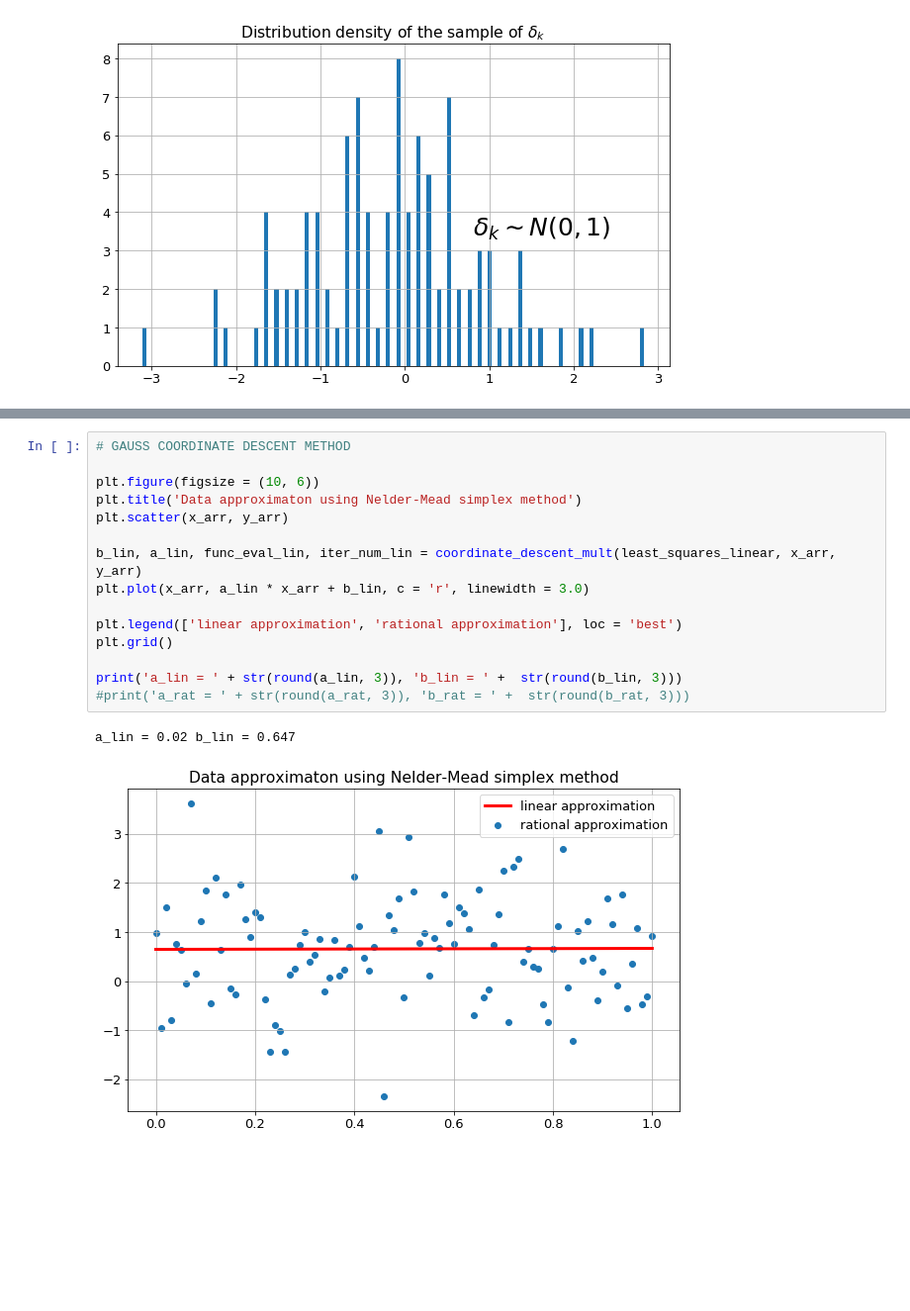
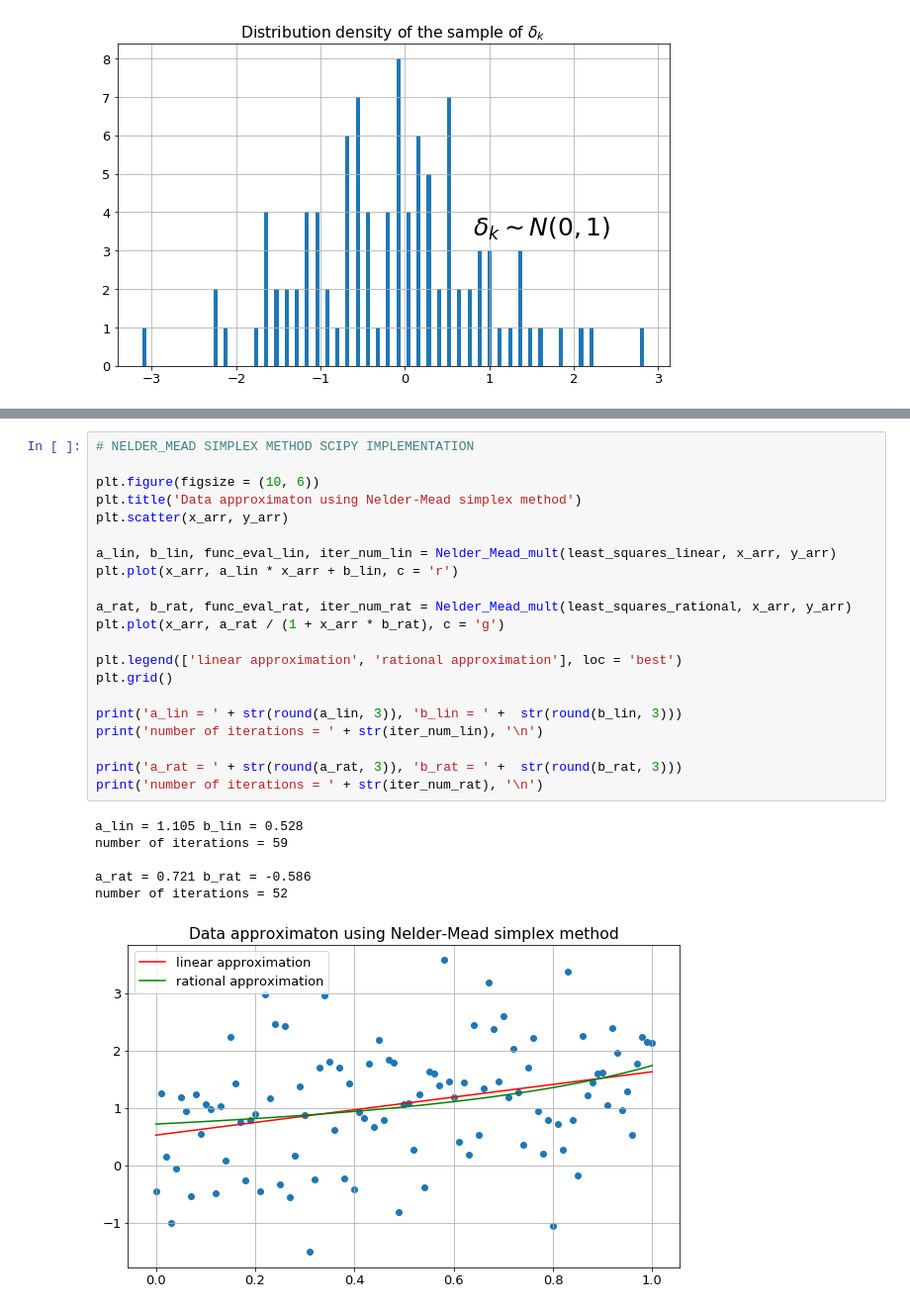
Before and after one commit to belpablo/Algorithms-21, a Jupyter notebook: Lab_2_redo.ipynb, the cells around one changed output, grey strips where cells are left out. Shown: that part at 99% size. Saved outputs shown, nothing was run; the diff lists cells and outputs as text; blank space fills up the shorter version.

```diff
--- a/Lab_2_redo.ipynb
+++ b/Lab_2_redo.ipynb
@@ -413,18 +453,28 @@ a_rat = 0.7 b_rat = 0.1
 # %%
-# GAUSS COORDINATE DESCENT METHOD
+# NELDER_MEAD SIMPLEX METHOD SCIPY IMPLEMENTATION
 
 plt.figure(figsize = (10, 6))
 plt.title('Data approximaton using Nelder-Mead simplex method')
 plt.scatter(x_arr, y_arr)
 
-b_lin, a_lin, func_eval_lin, iter_num_lin = coordinate_descent_mult(least_squares_linear, x_arr, y_arr)
-plt.plot(x_arr, a_lin * x_arr + b_lin, c = 'r', linewidth = 3.0)
+a_lin, b_lin, func_eval_lin, iter_num_lin = Nelder_Mead_mult(least_squares_linear, x_arr, y_arr)
+plt.plot(x_arr, a_lin * x_arr + b_lin, c = 'r')
+
+a_rat, b_rat, func_eval_rat, iter_num_rat = Nelder_Mead_mult(least_squares_rational, x_arr, y_arr)
+plt.plot(x_arr, a_rat / (1 + x_arr * b_rat), c = 'g')
 
 plt.legend(['linear approximation', 'rational approximation'], loc = 'best')
 plt.grid()
 
 print('a_lin = ' + str(round(a_lin, 3)), 'b_lin = ' +  str(round(b_lin, 3)))
-#print('a_rat = ' + str(round(a_rat, 3)), 'b_rat = ' +  str(round(b_rat, 3)))
+print('number of iterations = ' + str(iter_num_lin), '\n')
+
+print('a_rat = ' + str(round(a_rat, 3)), 'b_rat = ' +  str(round(b_rat, 3)))
+print('number of iterations = ' + str(iter_num_rat), '\n')
 # %% [output]
-a_lin = 0.02 b_lin = 0.647
+a_lin = 1.105 b_lin = 0.528
+number of iterations = 59
+
+a_rat = 0.721 b_rat = -0.586
+number of iterations = 52
-[figure, old version]
+[figure, new version]
```
Also changed, not shown: parts of 7 cells of this notebook.
